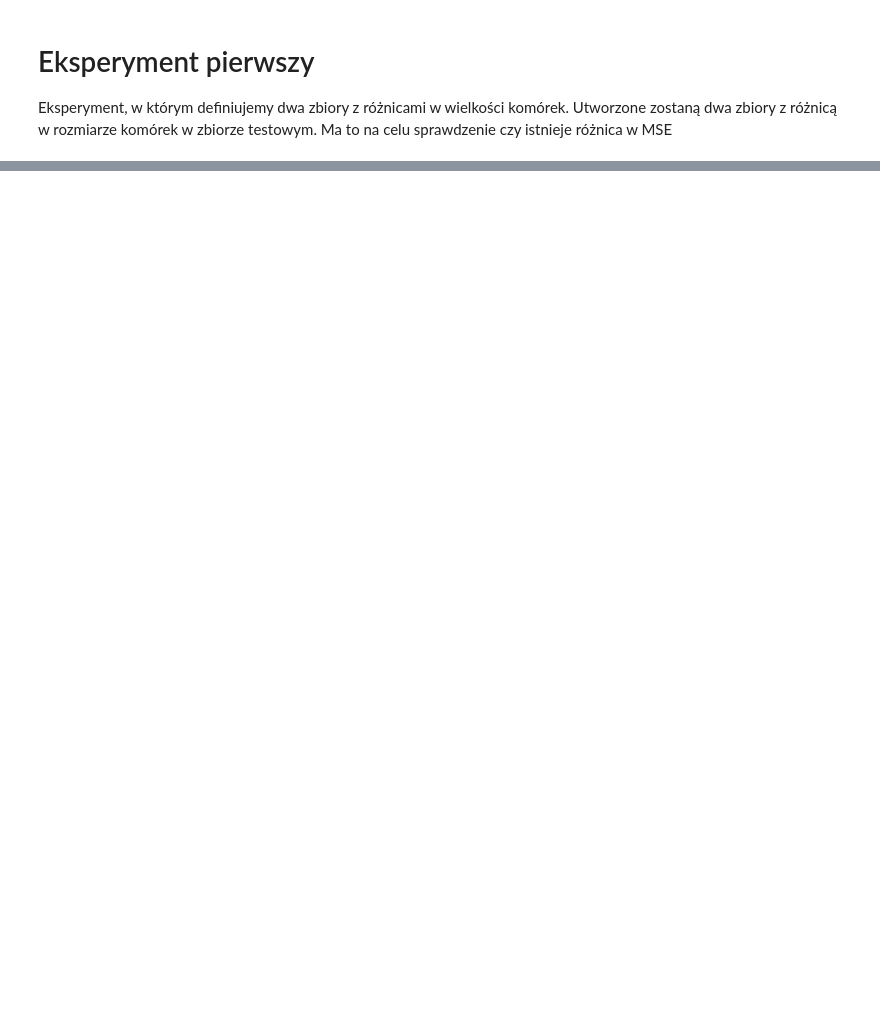
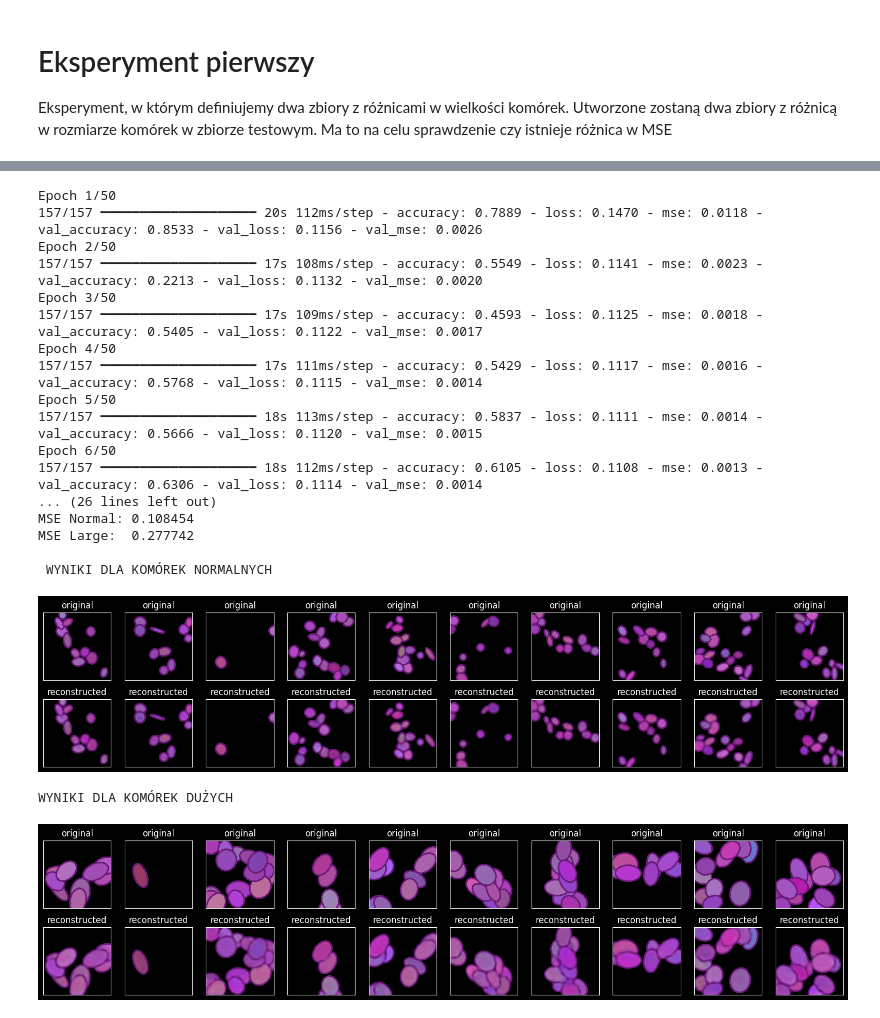
Before and after one commit to kosinus2000/Projekt_Inzynierski, a Jupyter notebook: notebooks/03_testy_i_wyniki.ipynb, the cells around one changed output, grey strips where cells are left out. Cells and saved outputs as stored; diff of their text form; code cells hidden in the pictures; blank space fills up the shorter version.

```diff
--- a/notebooks/03_testy_i_wyniki.ipynb
+++ b/notebooks/03_testy_i_wyniki.ipynb
@@ -42,0 +65,62 @@ enkoder = Encoder_conv()
+# %%
+import keras
+import numpy as np
+from src.models.main import print_diag
+from src.visualization.visualize_output import visualize_output
+from src.models.encoder_convolutional import Encoder_conv
+
+enkoder = Encoder_conv()
+
+enkoder.compile(optimizer='adam', loss='binary_crossentropy', metrics=['accuracy', 'mse'])
+
+early_stopping = keras.callbacks.EarlyStopping(
+    monitor='val_loss',
+    patience=3,
+    min_delta=0.0001,
+    restore_best_weights=True
+)
+
+history = enkoder.fit(
+    x_train, x_train,
+    epochs=50,
+    shuffle=True,
+    callbacks=[early_stopping],
+    validation_data=(x_val, x_val),
+    verbose=1
+)
+decoded_normal = enkoder.predict(x_test_normal)
+decoded_large = enkoder.predict(x_test_large)
+
+mse_normal = enkoder.evaluate(x_test_normal, x_test_normal, verbose=0)[0]
+mse_large = enkoder.evaluate(x_test_large, x_test_large, verbose=0)[0]
+
+print(f"\nTrening zakończony po {len(history.history['loss'])} epokach.")
+print(f"MSE Normal: {mse_normal:.6f}")
+print(f"MSE Large:  {mse_large:.6f}")
+
+print("\n WYNIKI DLA KOMÓREK NORMALNYCH ")
+visualize_output(x_test_normal, decoded_normal, 10)
+
+print("\nWYNIKI DLA KOMÓREK DUŻYCH")
+visualize_output(x_test_large, decoded_large, 10)
+# %% [output]
+Epoch 1/50
+157/157 ━━━━━━━━━━━━━━━━━━━━ 20s 112ms/step - accuracy: 0.7889 - loss: 0.1470 - mse: 0.0118 - val_accuracy: 0.8533 - val_loss: 0.1156 - val_mse: 0.0026
+Epoch 2/50
+157/157 ━━━━━━━━━━━━━━━━━━━━ 17s 108ms/step - accuracy: 0.5549 - loss: 0.1141 - mse: 0.0023 - val_accuracy: 0.2213 - val_loss: 0.1132 - val_mse: 0.0020
+Epoch 3/50
+157/157 ━━━━━━━━━━━━━━━━━━━━ 17s 109ms/step - accuracy: 0.4593 - loss: 0.1125 - mse: 0.0018 - val_accuracy: 0.5405 - val_loss: 0.1122 - val_mse: 0.0017
+Epoch 4/50
+157/157 ━━━━━━━━━━━━━━━━━━━━ 17s 111ms/step - accuracy: 0.5429 - loss: 0.1117 - mse: 0.0016 - val_accuracy: 0.5768 - val_loss: 0.1115 - val_mse: 0.0014
+Epoch 5/50
+157/157 ━━━━━━━━━━━━━━━━━━━━ 18s 113ms/step - accuracy: 0.5837 - loss: 0.1111 - mse: 0.0014 - val_accuracy: 0.5666 - val_loss: 0.1120 - val_mse: 0.0015
+Epoch 6/50
+157/157 ━━━━━━━━━━━━━━━━━━━━ 18s 112ms/step - accuracy: 0.6105 - loss: 0.1108 - mse: 0.0013 - val_accuracy: 0.6306 - val_loss: 0.1114 - val_mse: 0.0014
+... (26 lines left out)
+MSE Normal: 0.108454
+MSE Large:  0.277742
+
+ WYNIKI DLA KOMÓREK NORMALNYCH
+[figure, added]
+WYNIKI DLA KOMÓREK DUŻYCH
+[figure, added]
```
Also changed, not shown: parts of 5 cells of this notebook, 1 other file.
